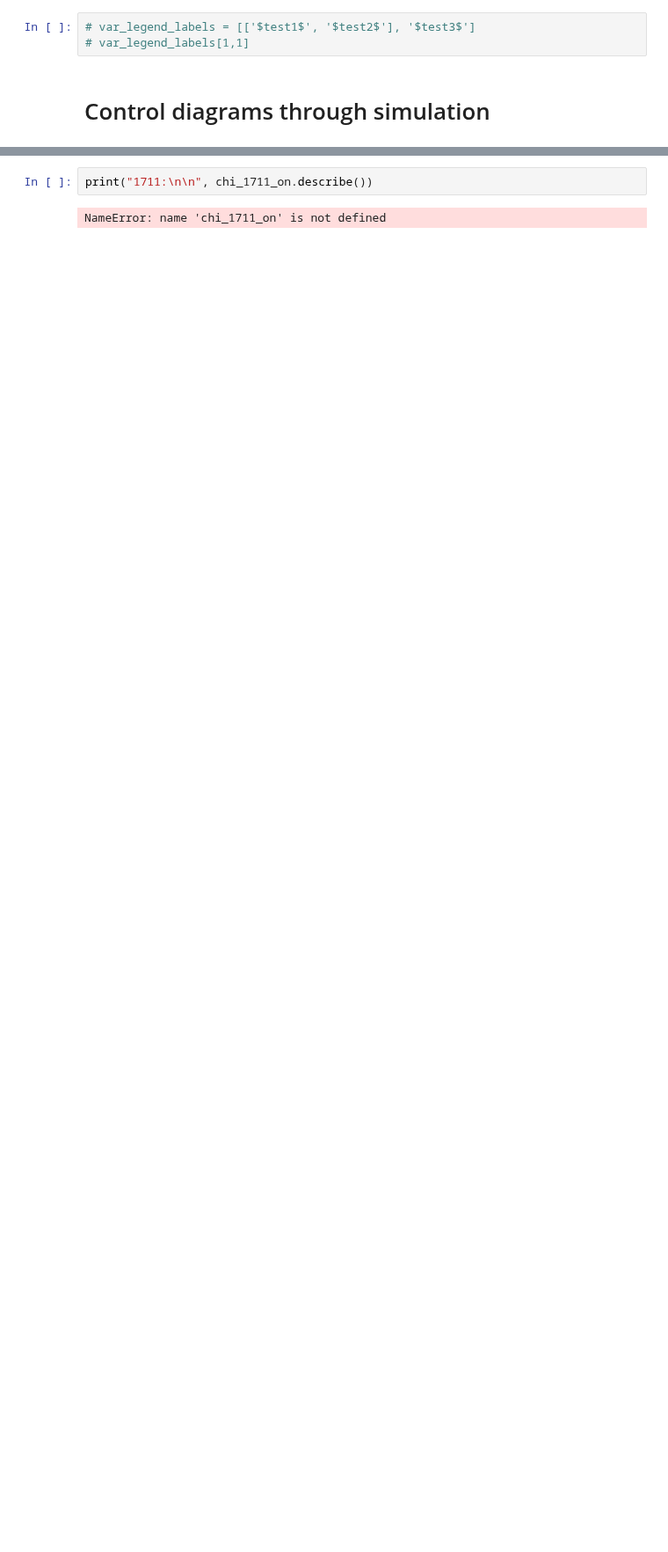
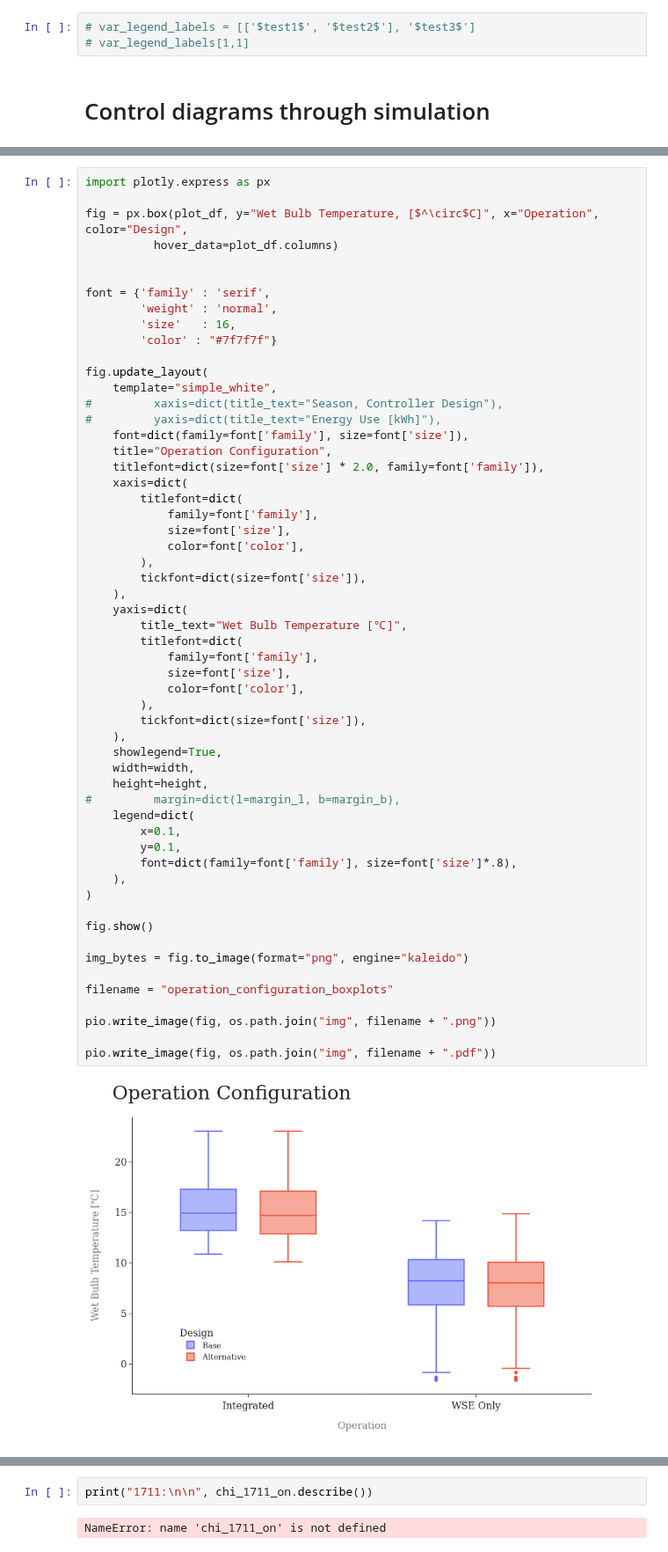
Before and after one commit to lbl-srg/obc, a Jupyter notebook: examples/case_study_2/post_process.ipynb, the cells around one changed output, grey strips where cells are left out. Shown at 88% size. Saved outputs shown, nothing was run; the diff lists cells and outputs as text; blank space fills up the shorter version.

Commit message:
added boxplots for operation configuration vs. outdoor wbt

```diff
--- a/examples/case_study_2/post_process.ipynb
+++ b/examples/case_study_2/post_process.ipynb
@@ -1388,0 +1454,58 @@ save_plot(fig, "base_annual_EIRFunT_vs_evaLea_and_conEnt")
+# %%
+import plotly.express as px
+
+fig = px.box(plot_df, y="Wet Bulb Temperature, [$^\circ$C]", x="Operation", color="Design",
+          hover_data=plot_df.columns)
+
+
+font = {'family' : 'serif',
+        'weight' : 'normal',
+        'size'   : 16,
+        'color' : "#7f7f7f"}
+
+fig.update_layout(
+    template="simple_white",
+#         xaxis=dict(title_text="Season, Controller Design"),
+#         yaxis=dict(title_text="Energy Use [kWh]"),
+    font=dict(family=font['family'], size=font['size']),
+    title="Operation Configuration",
+    titlefont=dict(size=font['size'] * 2.0, family=font['family']),
+    xaxis=dict(
+        titlefont=dict(
+            family=font['family'],
+            size=font['size'],
+            color=font['color'],
+        ),
+        tickfont=dict(size=font['size']),
+    ),
+    yaxis=dict(
+        title_text="Wet Bulb Temperature [℃]",
+        titlefont=dict(
+            family=font['family'],
+            size=font['size'],
+            color=font['color'],
+        ),
+        tickfont=dict(size=font['size']),
+    ),
+    showlegend=True,
+    width=width,
+    height=height,
+#         margin=dict(l=margin_l, b=margin_b),
+    legend=dict(
+        x=0.1,
+        y=0.1,
+        font=dict(family=font['family'], size=font['size']*.8),
+    ),
+)
+
+fig.show()
+
+img_bytes = fig.to_image(format="png", engine="kaleido")
+
+filename = "operation_configuration_boxplots"
+
+pio.write_image(fig, os.path.join("img", filename + ".png"))
+
+pio.write_image(fig, os.path.join("img", filename + ".pdf"))
+# %% [output]
+[figure, added]
```
Also changed, not shown: parts of 7 cells of this notebook.
